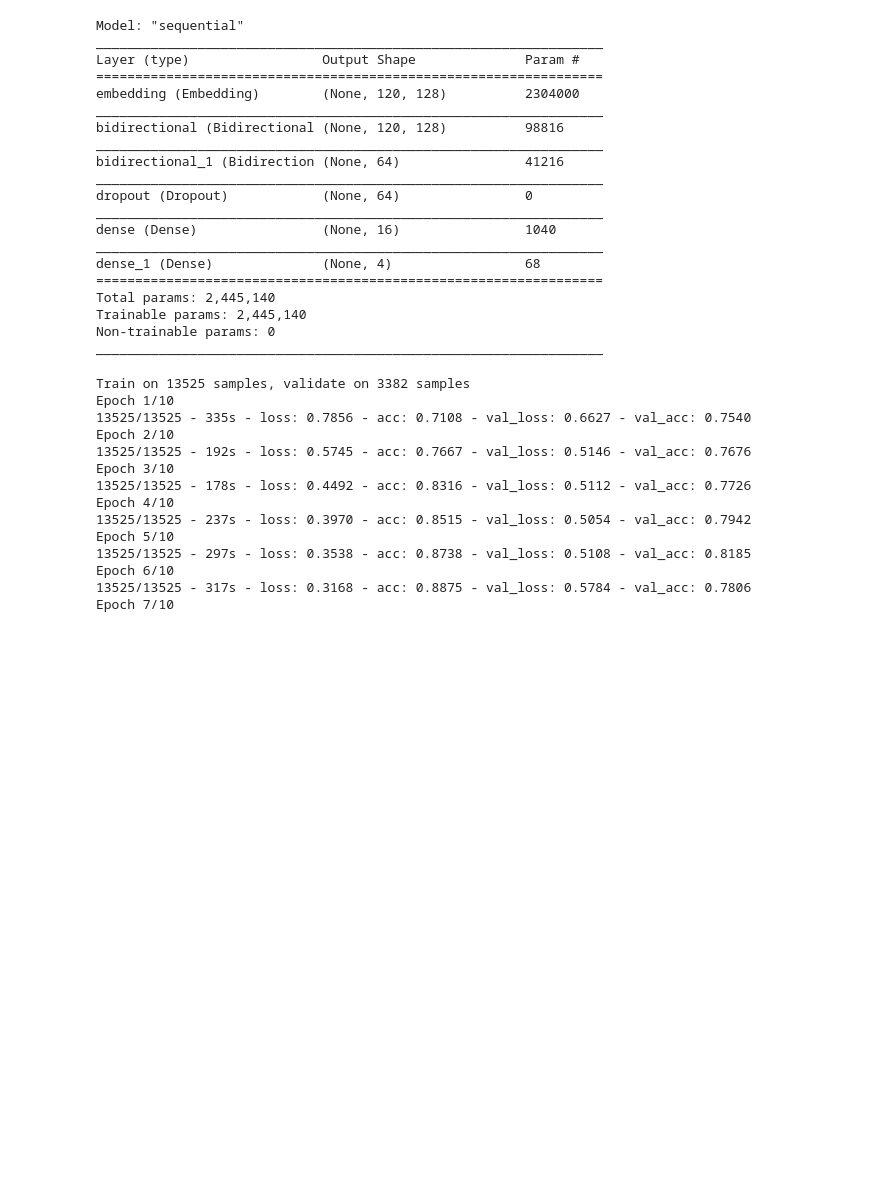
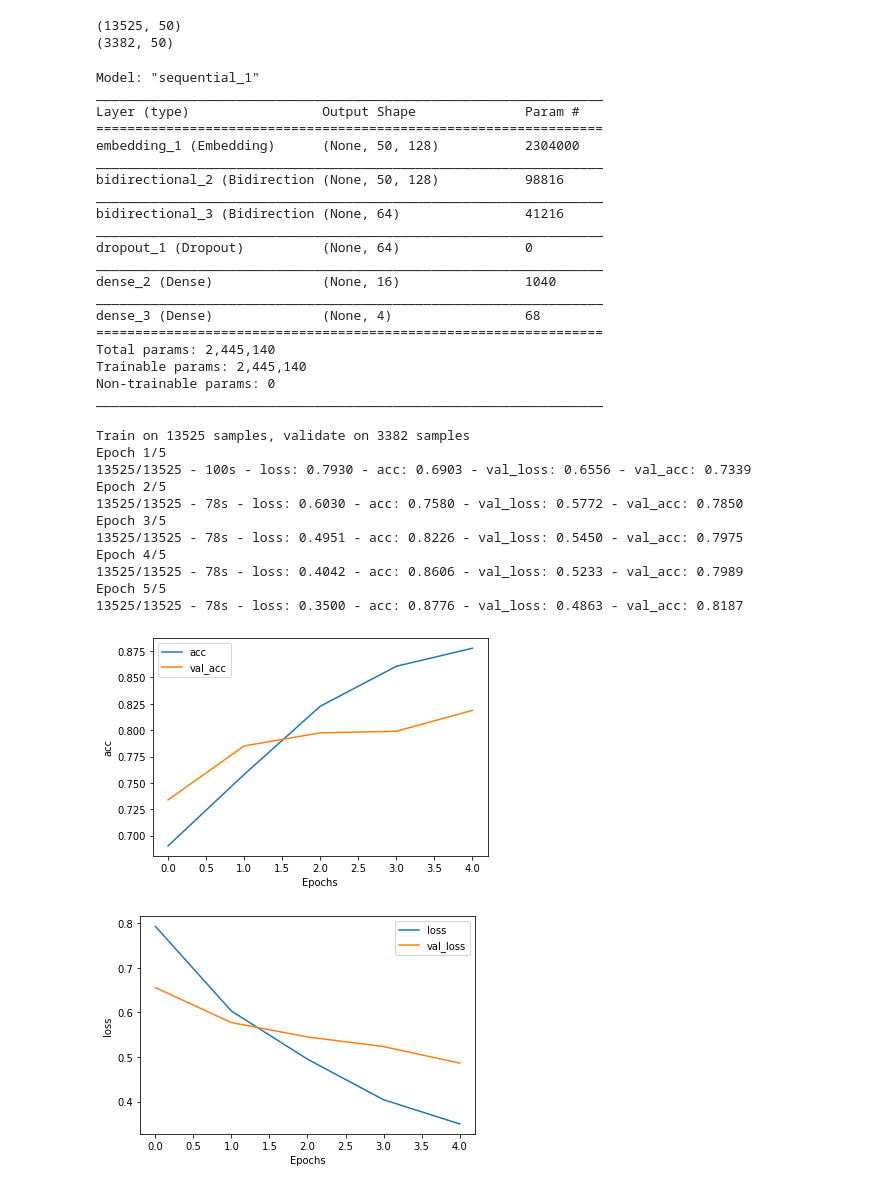
Before and after one commit to sajal-1999/Hate_Speech_Detection, a Jupyter notebook: LSTM.ipynb, the cells around one changed output. Saved outputs shown, nothing was run; the diff lists cells and outputs as text; code cells hidden in the pictures; blank space fills up the shorter version.

```diff
--- a/LSTM.ipynb
+++ b/LSTM.ipynb
@@ -136,2 +12,14 @@ category_word_index = label_tokenizer.word_index
+# %%
+import preprocessing
+train_padded, validation_padded, training_label, validation_label = preprocessing.main()
+
+print(train_padded.shape)
+print(validation_padded.shape)
+# %% [output]
+(13525, 50)
+(3382, 50)
+# %%
+vocab_size = 18000
+max_length = 50
 # %%
 def plot_graphs(history, string):
@@ -155,43 +42,42 @@ model2 = tf.keras.Sequential([
 model2.compile(loss = 'sparse_categorical_crossentropy', optimizer = tf.keras.optimizers.RMSprop(lr=0.0006), metrics=['acc'])
 model2.summary()
 # %% [output]
-Model: "sequential"
+Model: "sequential_1"
 _________________________________________________________________
 Layer (type)                 Output Shape              Param #
 =================================================================
-embedding (Embedding)        (None, 120, 128)          2304000
+embedding_1 (Embedding)      (None, 50, 128)           2304000
 _________________________________________________________________
-bidirectional (Bidirectional (None, 120, 128)          98816
+bidirectional_2 (Bidirection (None, 50, 128)           98816
 _________________________________________________________________
-bidirectional_1 (Bidirection (None, 64)                41216
+bidirectional_3 (Bidirection (None, 64)                41216
 _________________________________________________________________
-dropout (Dropout)            (None, 64)                0
+dropout_1 (Dropout)          (None, 64)                0
 _________________________________________________________________
-dense (Dense)                (None, 16)                1040
+dense_2 (Dense)              (None, 16)                1040
 _________________________________________________________________
-dense_1 (Dense)              (None, 4)                 68
+dense_3 (Dense)              (None, 4)                 68
 =================================================================
 Total params: 2,445,140
 Trainable params: 2,445,140
 Non-trainable params: 0
 _________________________________________________________________
 # %%
-num_epochs = 10
-history2 = model2.fit(train_padded, train_lables_padded, epochs = num_epochs, validation_data=(validation_padded, padded_validation_label_seq), verbose = 2)
+num_epochs = 5
+history2 = model2.fit(train_padded, training_label, epochs = num_epochs, validation_data=(validation_padded, validation_label), verbose = 2)
 plot_graphs(history2, "acc")
 plot_graphs(history2, "loss")
 # %% [output]
 Train on 13525 samples, validate on 3382 samples
-Epoch 1/10
-13525/13525 - 335s - loss: 0.7856 - acc: 0.7108 - val_loss: 0.6627 - val_acc: 0.7540
-Epoch 2/10
-13525/13525 - 192s - loss: 0.5745 - acc: 0.7667 - val_loss: 0.5146 - val_acc: 0.7676
-Epoch 3/10
-13525/13525 - 178s - loss: 0.4492 - acc: 0.8316 - val_loss: 0.5112 - val_acc: 0.7726
-Epoch 4/10
-13525/13525 - 237s - loss: 0.3970 - acc: 0.8515 - val_loss: 0.5054 - val_acc: 0.7942
-Epoch 5/10
-13525/13525 - 297s - loss: 0.3538 - acc: 0.8738 - val_loss: 0.5108 - val_acc: 0.8185
-Epoch 6/10
-13525/13525 - 317s - loss: 0.3168 - acc: 0.8875 - val_loss: 0.5784 - val_acc: 0.7806
-Epoch 7/10
+Epoch 1/5
+13525/13525 - 100s - loss: 0.7930 - acc: 0.6903 - val_loss: 0.6556 - val_acc: 0.7339
+Epoch 2/5
+13525/13525 - 78s - loss: 0.6030 - acc: 0.7580 - val_loss: 0.5772 - val_acc: 0.7850
+Epoch 3/5
+13525/13525 - 78s - loss: 0.4951 - acc: 0.8226 - val_loss: 0.5450 - val_acc: 0.7975
+Epoch 4/5
+13525/13525 - 78s - loss: 0.4042 - acc: 0.8606 - val_loss: 0.5233 - val_acc: 0.7989
+Epoch 5/5
+13525/13525 - 78s - loss: 0.3500 - acc: 0.8776 - val_loss: 0.4863 - val_acc: 0.8187
+[figure, added]
+[figure, added]
```
Also changed, not shown: parts of 11 cells of this notebook, 3 other files.
